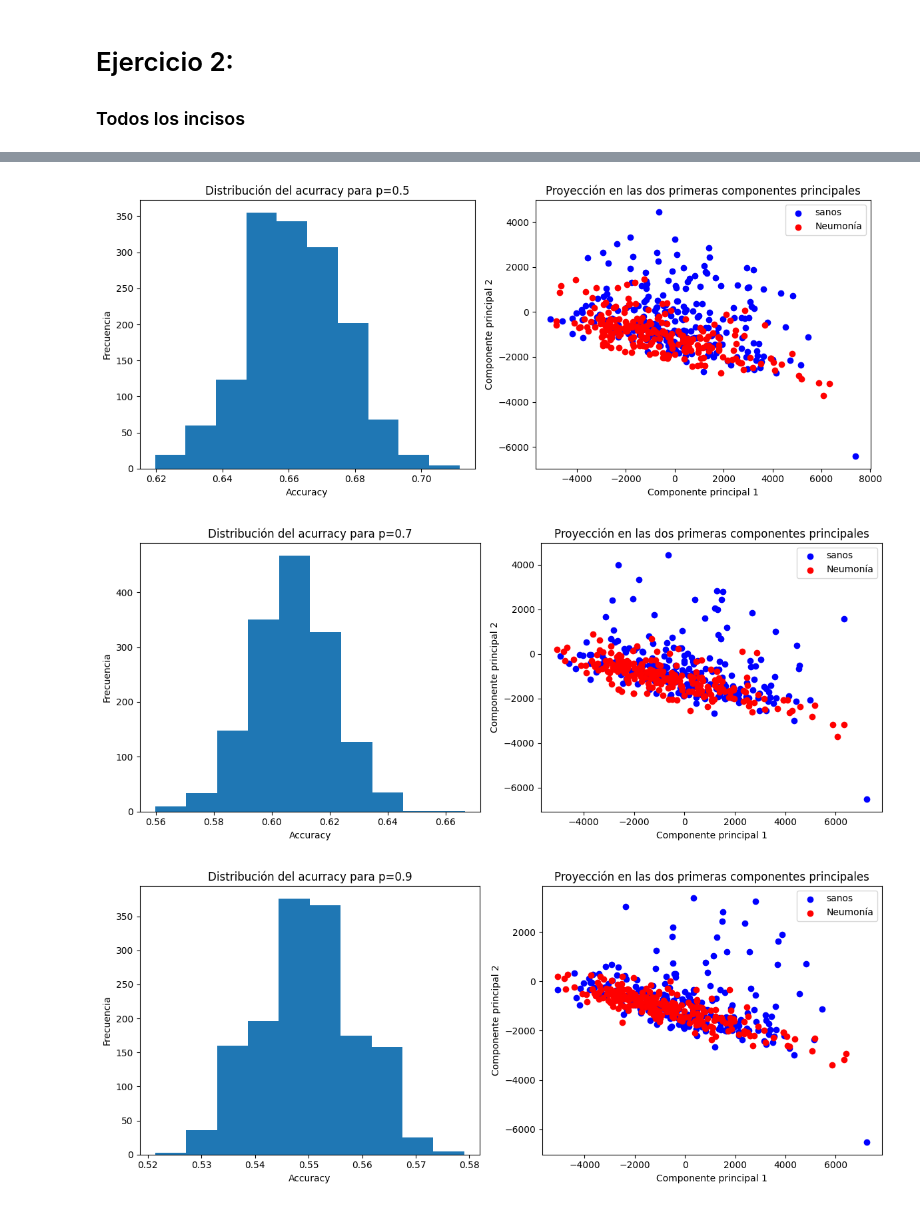
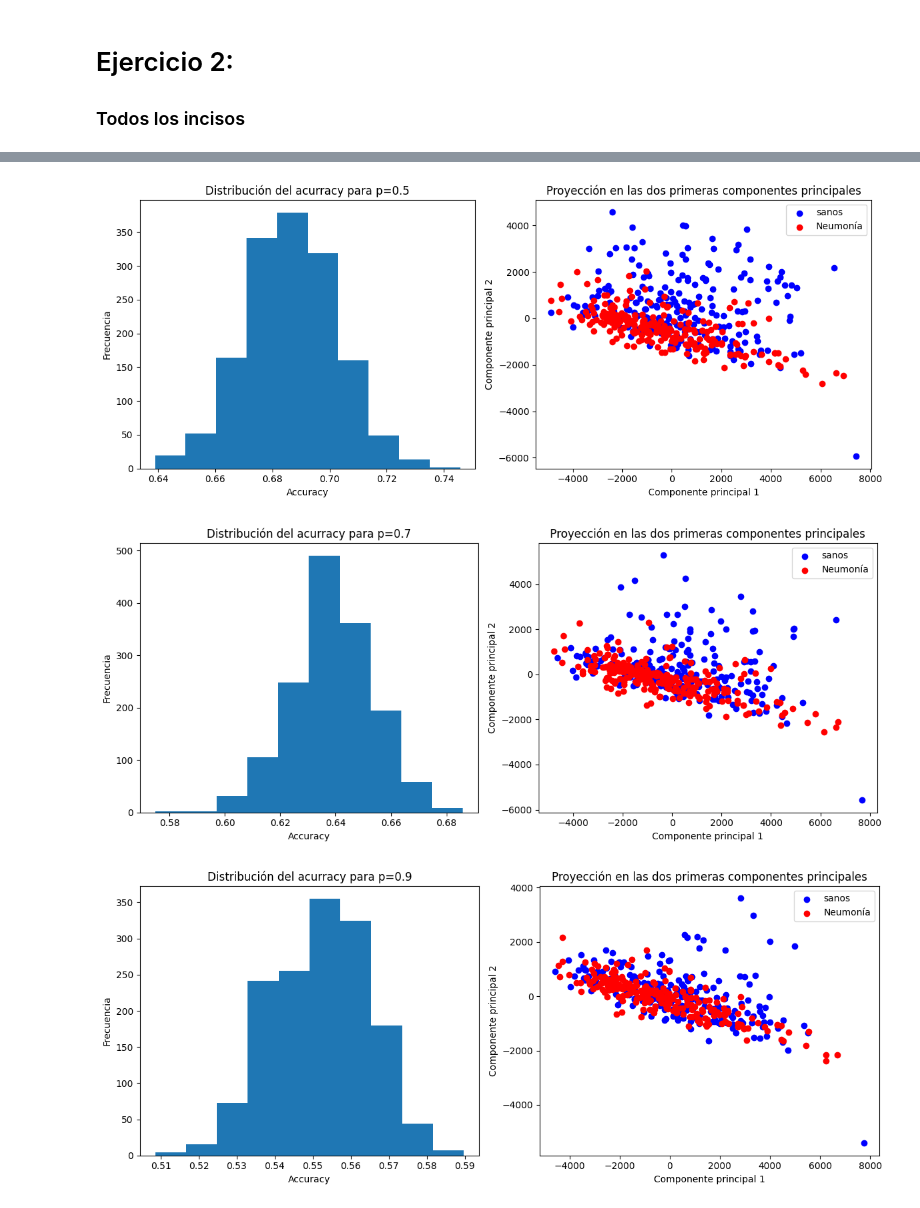
Before and after one commit to LuzCatania/IyE-TP1, a Jupyter notebook: TP1_IyE.ipynb, the cells around one changed output, grey strips where cells are left out. Cells and saved outputs as stored; diff of their text form; code cells hidden in the pictures.

```diff
--- a/TP1_IyE.ipynb
+++ b/TP1_IyE.ipynb
@@ -88,9 +88,7 @@ Accuracy: 0.8183760683760684
 media_train = np.mean(X_train_vec, axis=0)
 X_train_centrado = X_train_vec - media_train
 media_test = np.mean(X_test_vec, axis=0)
-##Buscando para el dos me dice que reste media train, despues podría preguntar (voy a probar como queda)
-#X_test_centrado = X_test_vec - media_test
-X_test_centrado=X_test_vec-media_train
+X_test_centrado = X_test_vec - media_test
 #Aplicamos SVD
 U, S, Vt = np.linalg.svd(X_train_centrado, full_matrices=False)
 
@@ -220,7 +218,9 @@ def evaluacion_imagenes_rotadas(p,mostrar=0,ax=None):
     for i  in range(len(X_test_vec)):
         if(random.random()<=p):
             x_test_rotado[i]=x_test_rotado[i][::-1]
-    Z_test_rotado=(x_test_rotado-media_train)@V2
+    #Se calcula la media para centrar los datos antes de proyectarlos
+    media_test_rotado=np.mean(x_test_rotado,axis=0)
+    Z_test_rotado=(x_test_rotado-media_test_rotado)@V2
     #Si se pide se hace un scatter de las ods componentes principales
     if(mostrar):
         scatter_2_comp_princip(Z_test_rotado,ax)
@@ -259,7 +259,7 @@ for p in p_evaluar:
         plt.show()
     #Agregamos los resultados obtenidos para luego poder graficar
     esperanza_acc.append(np.mean(accuracy_img_rotadas))
-    prob_superar_tol.append(np.sum(np.array(diferencias_a0_ap)>0.1)/1000)
+    prob_superar_tol.append(np.sum(np.array(diferencias_a0_ap)>0.1)/1500)
 
 #Realizamos dos graficos
 #Graficamos la esperanza del accuracy dependiendo de la probabilidad de rotar
@@ -287,3 +287,3 @@ plt.show()
-[figure, old version]
+[figure, new version]
-[figure, old version]
+[figure, new version]
-[figure, old version]
+[figure, new version]
```
Also changed, not shown: parts of 4 cells of this notebook.
